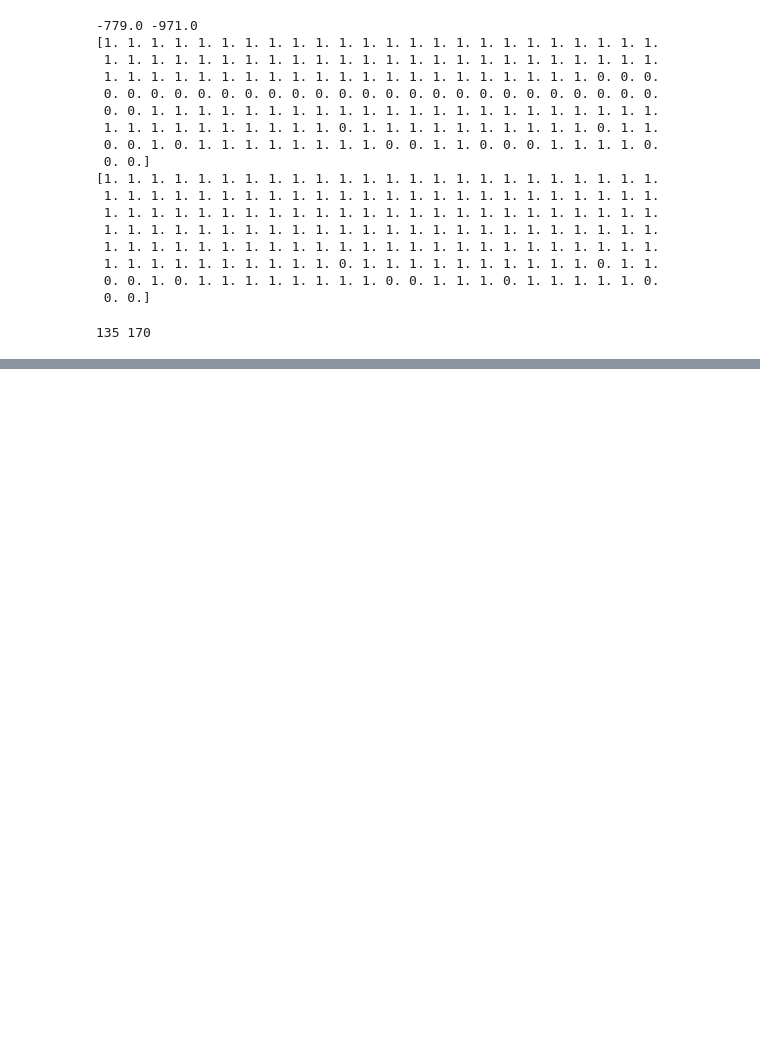
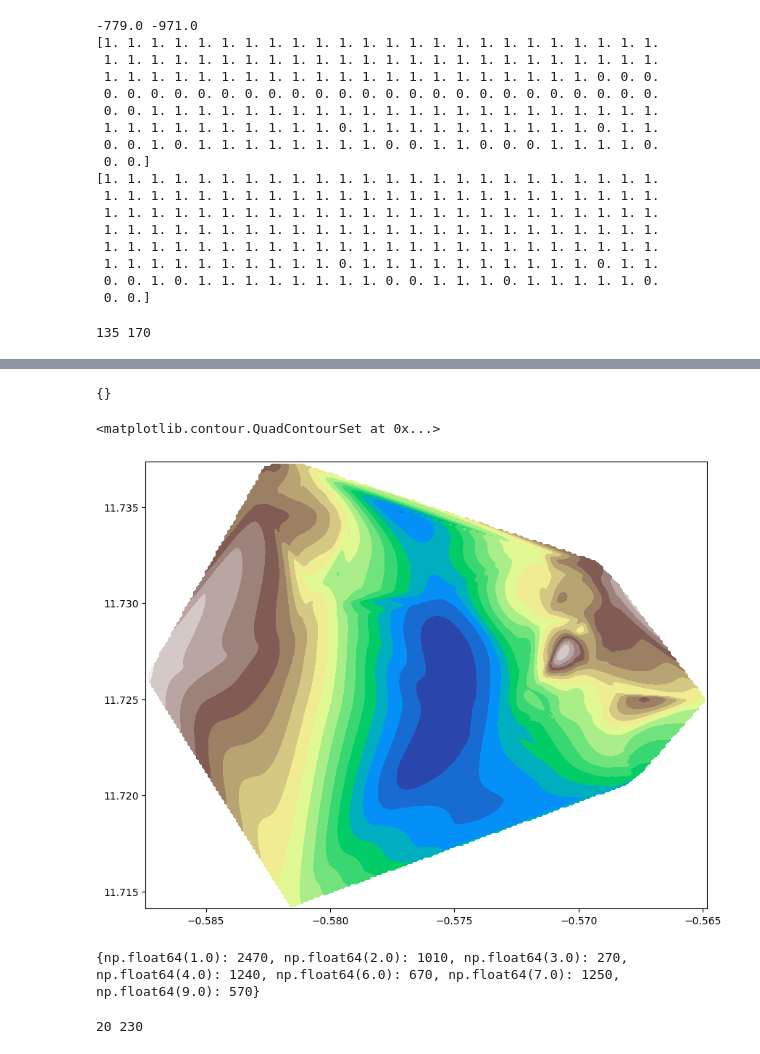
Before and after one commit to angus-chisholm/water-pump-placement, a Jupyter notebook: Old-files/testing_notebook.ipynb, the cells around one changed output, grey strips where cells are left out. Saved outputs shown, nothing was run; the diff lists cells and outputs as text; code cells hidden in the pictures; blank space fills up the shorter version.

```diff
--- a/Old-files/testing_notebook.ipynb
+++ b/Old-files/testing_notebook.ipynb
@@ -248,0 +404,4 @@ print(counter,len(df))
+# %%
+G.get_edge_data('A','B')
+# %% [output]
+{}
@@ -248,0 +472,25 @@ print(counter,len(df))
+# %%
+# Import data and define arrays (may need to rewrite read function depending on input)
+data_file = r'..\src\data\DO_NOT_DISTRIBUTE_DATA_GOGMA.xlsx'
+data,households,pumps,open_wells = read_data_gogma(data_file)
+pos_households = households[['Lon','Lat']].to_numpy()
+nb_capita = households['Nb capita'].to_numpy()
+pos_pumps = pumps[['Lon','Lat']].to_numpy()
+bounds = np.array([
+    [data['Lon'].min(), data['Lat'].min()],  # Min bounds
+    [data['Lon'].max(), data['Lat'].max()],  # Max bounds
+])
+
+# Create gridpoints for relief plot
+grid_x, grid_y = np.mgrid[data['Lon'].min():data['Lon'].max():200j,
+                        data['Lat'].min():data['Lat'].max():200j]
+grid_z = griddata((data['Lon'], data['Lat']), data['Altitude'], (grid_x, grid_y), method='cubic')
+
+# Create interpolator for altitude
+get_alt = build_altitude_interpolator(data)
+# %%
+fig,ax = plt.subplots(figsize=(10,8))
+ax.contourf(grid_x, grid_y, grid_z, levels=20, cmap='terrain')
+# %% [output]
+<matplotlib.contour.QuadContourSet at 0x...>
+[figure, added]
@@ -248,0 +549,8 @@ print(counter,len(df))
+# %%
+print(consumption_dict)
+# %% [output]
+{np.float64(1.0): 2470, np.float64(2.0): 1010, np.float64(3.0): 270, np.float64(4.0): 1240, np.float64(6.0): 670, np.float64(7.0): 1250, np.float64(9.0): 570}
+# %%
+print(np.min(household_consumption),np.max(household_consumption))
+# %% [output]
+20 230
```
Also changed, not shown: parts of 40 cells of this notebook, 1 other file.
